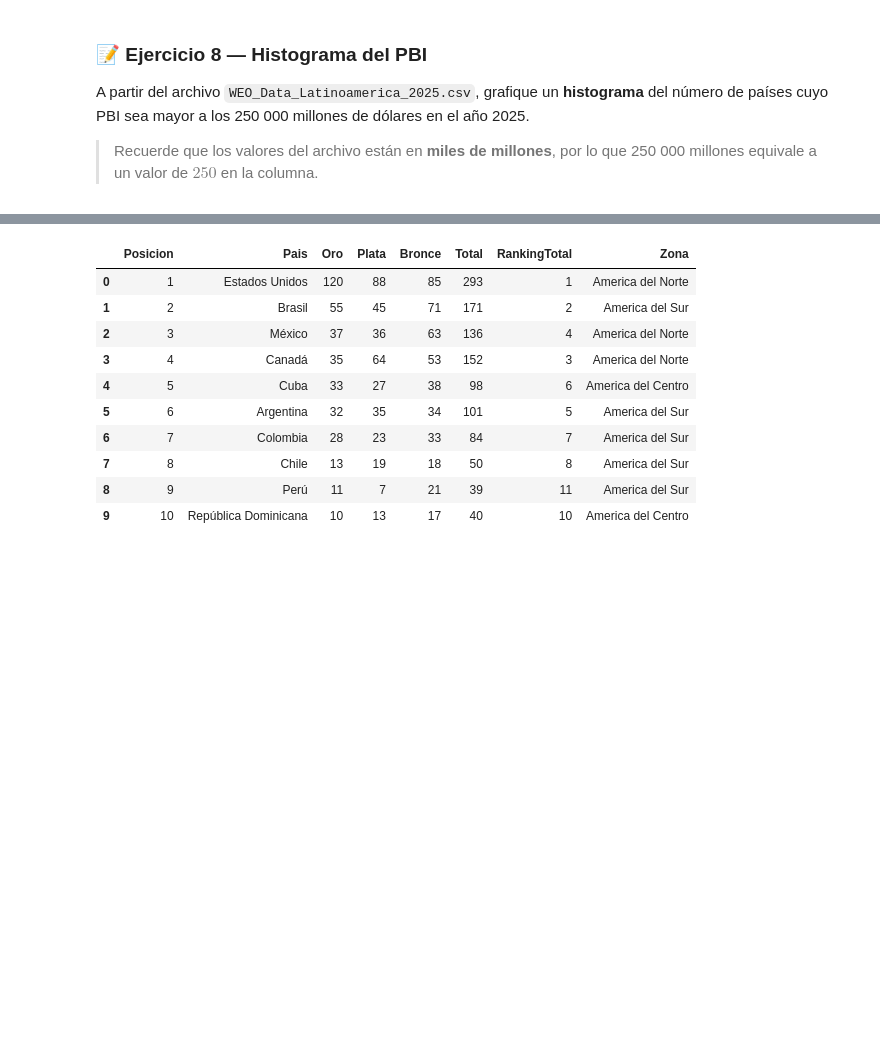
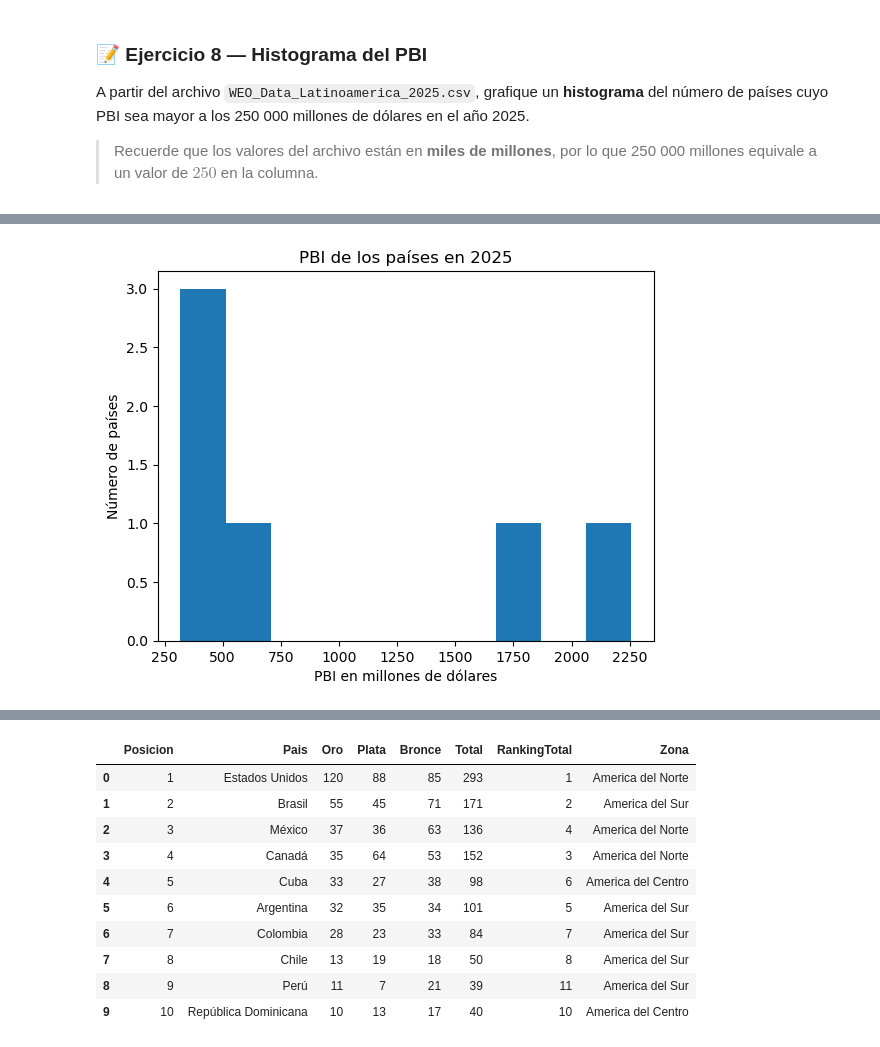
Before and after one commit to jgomezz/cpe_ciencia_datos_python_2026, a Jupyter notebook: mod2_estadistica_y_visualizacion/semana_03_visualization.ipynb, the cells around one changed output, grey strips where cells are left out. Saved outputs shown, nothing was run; the diff lists cells and outputs as text; code cells hidden in the pictures; blank space fills up the shorter version.

```diff
--- a/mod2_estadistica_y_visualizacion/semana_03_visualization.ipynb
+++ b/mod2_estadistica_y_visualizacion/semana_03_visualization.ipynb
@@ -757,3 +776,14 @@ A partir del archivo `WEO_Data_Latinoamerica_2025.csv`, grafique un **histograma
+# %%
+pbi = df[df["2025"] > 250]["2025"]
+
+pbi.plot.hist(bins=10)
+
+plt.title("PBI de los países en 2025")
+plt.xlabel("PBI en millones de dólares")
+plt.ylabel("Número de países")
+plt.show()
+# %% [output]
+[figure, added]
 # %% [markdown]
 ## Gráfico de cajas: Boxplot
 
```
Also changed, not shown: parts of 1 cell of this notebook.
